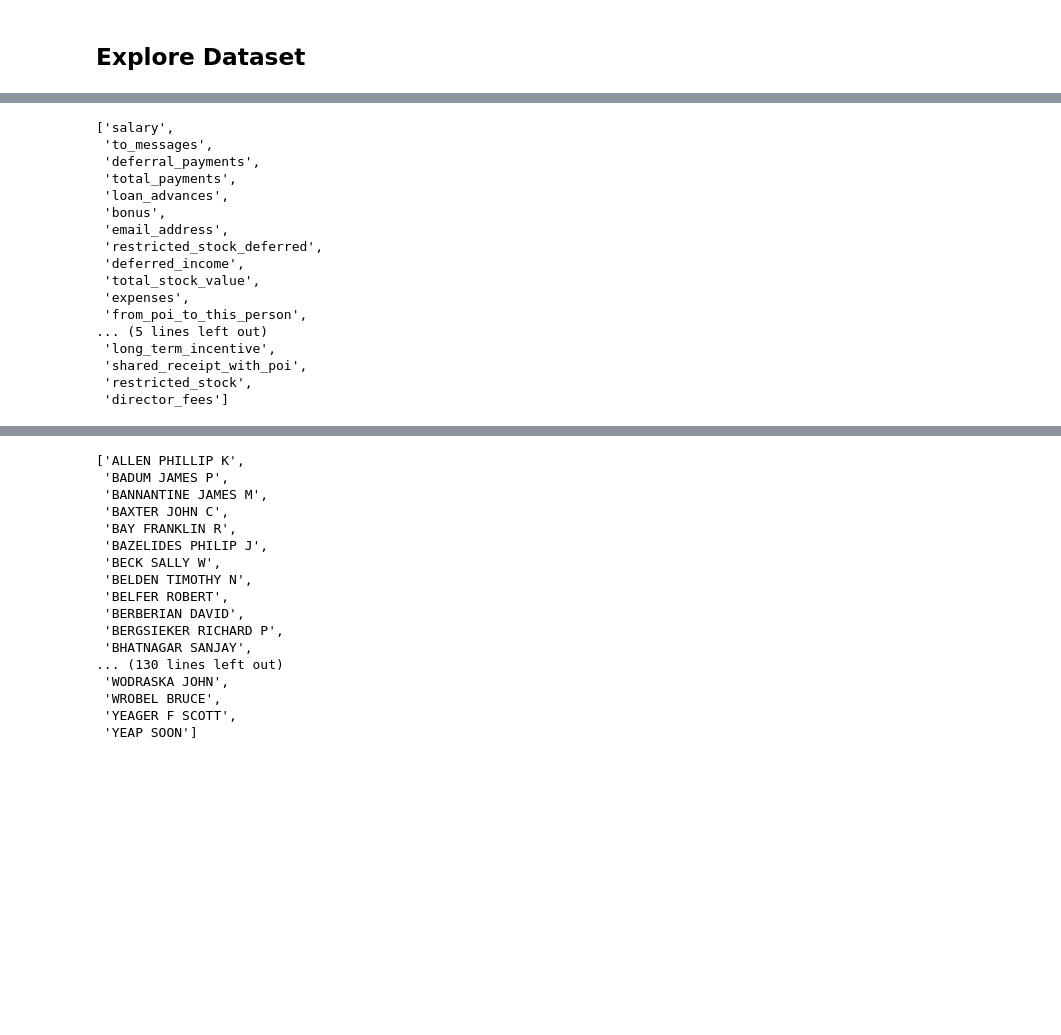
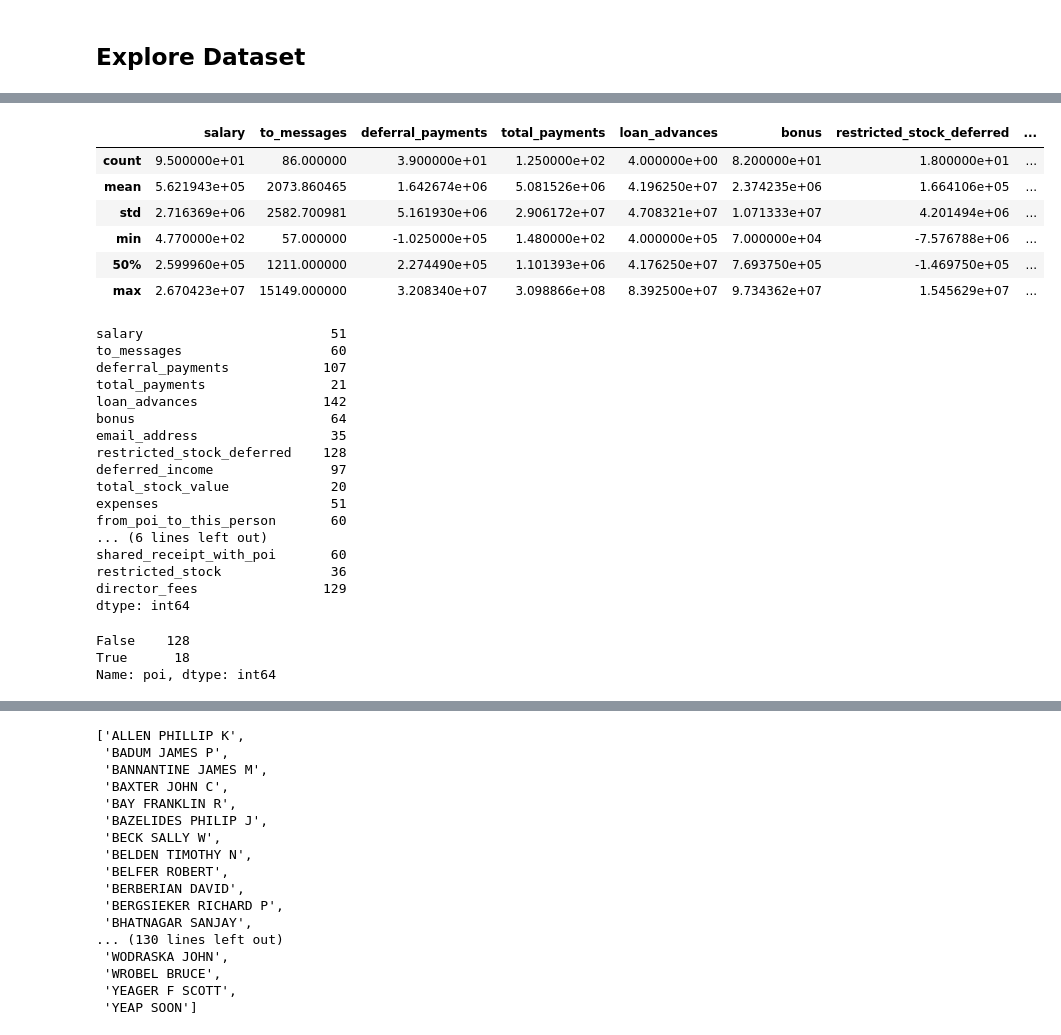
Before and after one commit to trenton3983/ud120-projects, a Jupyter notebook: ML_Project_Research.ipynb, the cells around one changed output, grey strips where cells are left out. Saved outputs shown, nothing was run; the diff lists cells and outputs as text; code cells hidden in the pictures; blank space fills up the shorter version.

```diff
--- a/ML_Project_Research.ipynb
+++ b/ML_Project_Research.ipynb
@@ -98,20 +97,37 @@ df.describe()
-# %%
-list(df)
-# %% [output]
-['salary',
- 'to_messages',
- 'deferral_payments',
- 'total_payments',
- 'loan_advances',
- 'bonus',
- 'email_address',
- 'restricted_stock_deferred',
- 'deferred_income',
- 'total_stock_value',
- 'expenses',
- 'from_poi_to_this_person',
-... (5 lines left out)
- 'long_term_incentive',
- 'shared_receipt_with_poi',
- 'restricted_stock',
- 'director_fees']
+# %%
+describe_ = df.describe(percentiles=[])
+describe_
+# %% [output]
+|  | salary | to_messages | deferral_payments | total_payments | loan_advances | bonus | restricted_stock_deferred | ... |
+| count | 9.500000e+01 | 86.000000 | 3.900000e+01 | 1.250000e+02 | 4.000000e+00 | 8.200000e+01 | 1.800000e+01 | ... |
+| mean | 5.621943e+05 | 2073.860465 | 1.642674e+06 | 5.081526e+06 | 4.196250e+07 | 2.374235e+06 | 1.664106e+05 | ... |
+| std | 2.716369e+06 | 2582.700981 | 5.161930e+06 | 2.906172e+07 | 4.708321e+07 | 1.071333e+07 | 4.201494e+06 | ... |
+| min | 4.770000e+02 | 57.000000 | -1.025000e+05 | 1.480000e+02 | 4.000000e+05 | 7.000000e+04 | -7.576788e+06 | ... |
+| 50% | 2.599960e+05 | 1211.000000 | 2.274490e+05 | 1.101393e+06 | 4.176250e+07 | 7.693750e+05 | -1.469750e+05 | ... |
+| max | 2.670423e+07 | 15149.000000 | 3.208340e+07 | 3.098866e+08 | 8.392500e+07 | 9.734362e+07 | 1.545629e+07 | ... |
+# %%
+df.isnull().sum()
+# %% [output]
+salary                        51
+to_messages                   60
+deferral_payments            107
+total_payments                21
+loan_advances                142
+bonus                         64
+email_address                 35
+restricted_stock_deferred    128
+deferred_income               97
+total_stock_value             20
+expenses                      51
+from_poi_to_this_person       60
+... (6 lines left out)
+shared_receipt_with_poi       60
+restricted_stock              36
+director_fees                129
+dtype: int64
+# %%
+df['poi'].value_counts()
+# %% [output]
+False    128
+True      18
+Name: poi, dtype: int64
```
Also changed, not shown: parts of 16 cells of this notebook.
